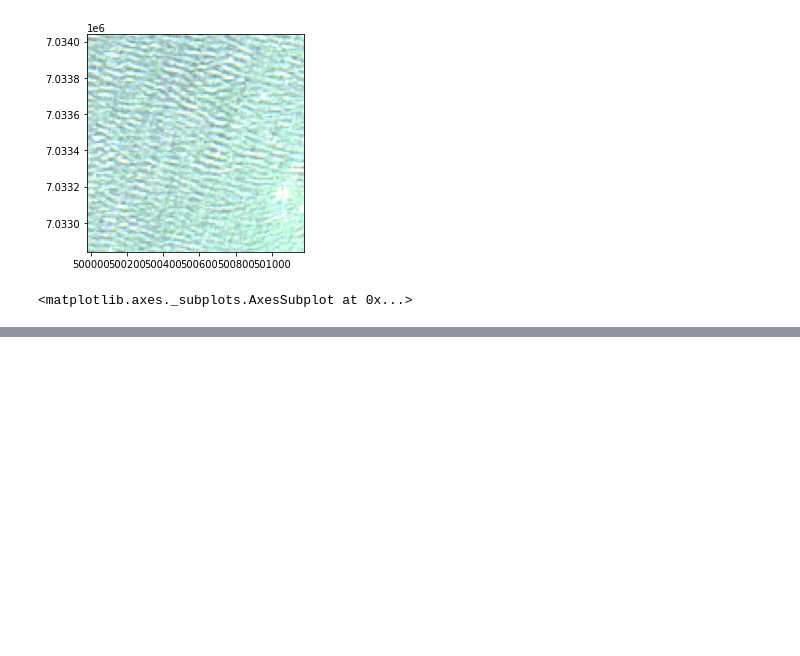
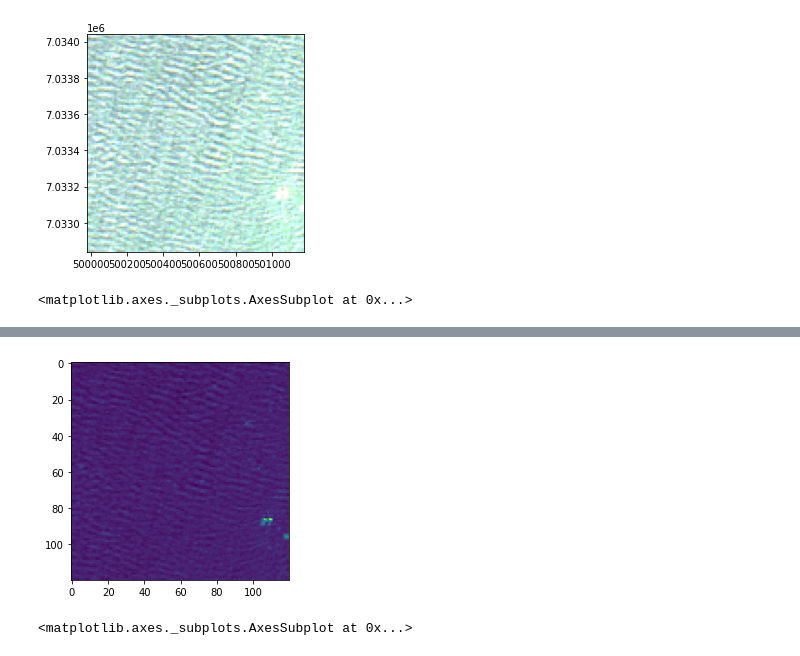
Before and after one commit to BRIJNANDA1979/CNN-Sentinel, a Jupyter notebook: BigEarthnet_Reading.ipynb, the cells around one changed output, grey strips where cells are left out. Cells and saved outputs as stored; diff of their text form; code cells hidden in the pictures; blank space fills up the shorter version.

```diff
--- a/BigEarthnet_Reading.ipynb
+++ b/BigEarthnet_Reading.ipynb
@@ -120,0 +132,5 @@ Clipping input data to the valid range for imshow with RGB data ([0..1] for floa
+# %%
+show(img.read(3))
+# %% [output]
+[figure, added]
+<matplotlib.axes._subplots.AxesSubplot at 0x...>
```
Also changed, not shown: parts of 2 cells of this notebook.
